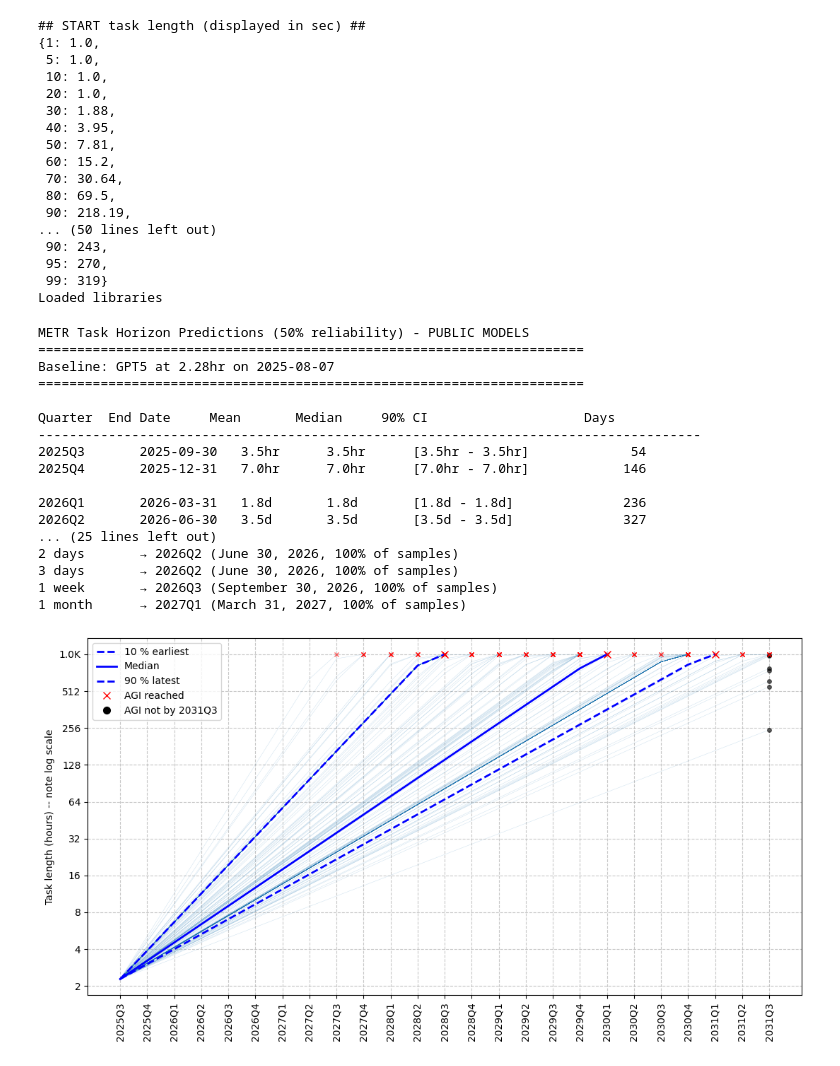
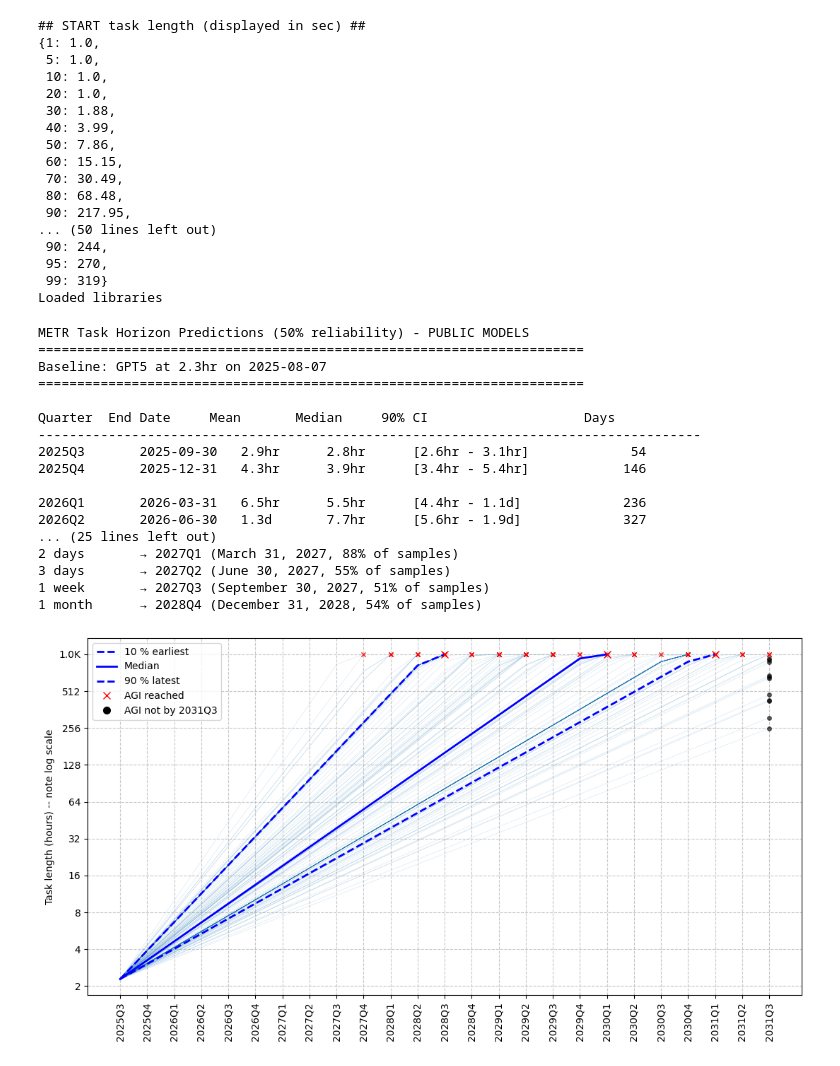
Before and after one commit to whymath/agi_timelines, a Jupyter notebook: Extrapolate METR.ipynb, the cells around one changed output. Saved outputs shown, nothing was run; the diff lists cells and outputs as text; code cells hidden in the pictures.

```diff
--- a/Extrapolate METR.ipynb
+++ b/Extrapolate METR.ipynb
@@ -4,12 +4,8 @@ import numpy as np
 
 from datetime import datetime
 from libs import plot_exponential_growth, fmt_worktime
-from params import doubling_time
-
-GPT5_LAUNCH_DATE = datetime(2025, 8, 7)
-O3_LAUNCH_DATE = datetime(2025, 4, 16)
-CLAUDE_3P7_LAUNCH_DATE = datetime(2025, 2, 24)
-CLAUDE4_LAUNCH_DATE = datetime(2025, 5, 22)
+from model_params import doubling_time
+from model_data import model_data
 
 print("Loaded libraries")
 # %% [output]
@@ -19,22 +15,23 @@ print("Loaded libraries")
  10: 1.0,
  20: 1.0,
  30: 1.88,
- 40: 3.95,
- 50: 7.81,
- 60: 15.2,
- 70: 30.64,
- 80: 69.5,
- 90: 218.19,
+ 40: 3.99,
+ 50: 7.86,
+ 60: 15.15,
+ 70: 30.49,
+ 80: 68.48,
+ 90: 217.95,
 ... (50 lines left out)
- 90: 243,
+ 90: 244,
  95: 270,
  99: 319}
 Loaded libraries
 # %%
 # Generate quarterly METR predictions (PUBLIC MODELS - NO SHIFT)
+ref_model = 'gpt5'
 print("METR Task Horizon Predictions (50% reliability) - PUBLIC MODELS")
 print("=" * 70)
-print(f"Baseline: GPT5 at 2.28hr on {GPT5_LAUNCH_DATE.strftime('%Y-%m-%d')}")
+print(f"Baseline: GPT5 at {model_data[ref_model]['performance_50p']:.1f}hr on {model_data[ref_model]['launch_date'].strftime('%Y-%m-%d')}")
 print("=" * 70)
 print()
 
@@ -68,7 +65,7 @@ print("-" * 85)
 
 results = []
 for year, q, quarter_date in quarters:
-    days_from_gpt5 = (quarter_date - GPT5_LAUNCH_DATE).days
+    days_from_gpt5 = (quarter_date - model_data[ref_model]['launch_date']).days
 
     if days_from_gpt5 < 0:
         continue
@@ -76,7 +73,7 @@ for year, q, quarter_date in quarters:
     task_lengths = np.zeros(n_samples)
     for i in range(n_samples):
         doublings = days_from_gpt5 / tau_samples[i]
-        task_lengths[i] = 2.28 * (2**doublings)
+        task_lengths[i] = model_data[ref_model]['performance_50p'] * (2**doublings)
 
     task_lengths = np.minimum(task_lengths, 2000)
 
@@ -136,33 +133,33 @@ for hours, name in milestones:
 # %% [output]
 METR Task Horizon Predictions (50% reliability) - PUBLIC MODELS
 ======================================================================
-Baseline: GPT5 at 2.28hr on 2025-08-07
+Baseline: GPT5 at 2.3hr on 2025-08-07
 ======================================================================
 
 Quarter  End Date     Mean       Median     90% CI                    Days
 -------------------------------------------------------------------------------------
-2025Q3       2025-09-30   3.5hr      3.5hr      [3.5hr - 3.5hr]             54
-2025Q4       2025-12-31   7.0hr      7.0hr      [7.0hr - 7.0hr]            146
+2025Q3       2025-09-30   2.9hr      2.8hr      [2.6hr - 3.1hr]             54
+2025Q4       2025-12-31   4.3hr      3.9hr      [3.4hr - 5.4hr]            146
 
-2026Q1       2026-03-31   1.8d       1.8d       [1.8d - 1.8d]              236
-2026Q2       2026-06-30   3.5d       3.5d       [3.5d - 3.5d]              327
+2026Q1       2026-03-31   6.5hr      5.5hr      [4.4hr - 1.1d]             236
+2026Q2       2026-06-30   1.3d       7.7hr      [5.6hr - 1.9d]             327
 ... (25 lines left out)
-2 days       → 2026Q2 (June 30, 2026, 100% of samples)
-3 days       → 2026Q2 (June 30, 2026, 100% of samples)
-1 week       → 2026Q3 (September 30, 2026, 100% of samples)
-1 month      → 2027Q1 (March 31, 2027, 100% of samples)
+2 days       → 2027Q1 (March 31, 2027, 88% of samples)
+3 days       → 2027Q2 (June 30, 2027, 55% of samples)
+1 week       → 2027Q3 (September 30, 2027, 51% of samples)
+1 month      → 2028Q4 (December 31, 2028, 54% of samples)
 # %%
 plot_exponential_growth(
     doubling_time_days=doubling_time,
-    start_hours=2.28,
-    start_date=datetime(2025, 8, 7),
+    start_hours=model_data[ref_model]['performance_50p'],
+    start_date=model_data[ref_model]['launch_date'],
     agi_task_length=100_000,
     shift=0,
     n_quarters=24,
     n_samples=100_000,
     n_traces=200,
     max_task_power=10,
 )
 # %% [output]
-[figure, old version]
+[figure, new version]
 # %%
```
Also changed, not shown: parts of 7 cells of this notebook, 3 other files.
